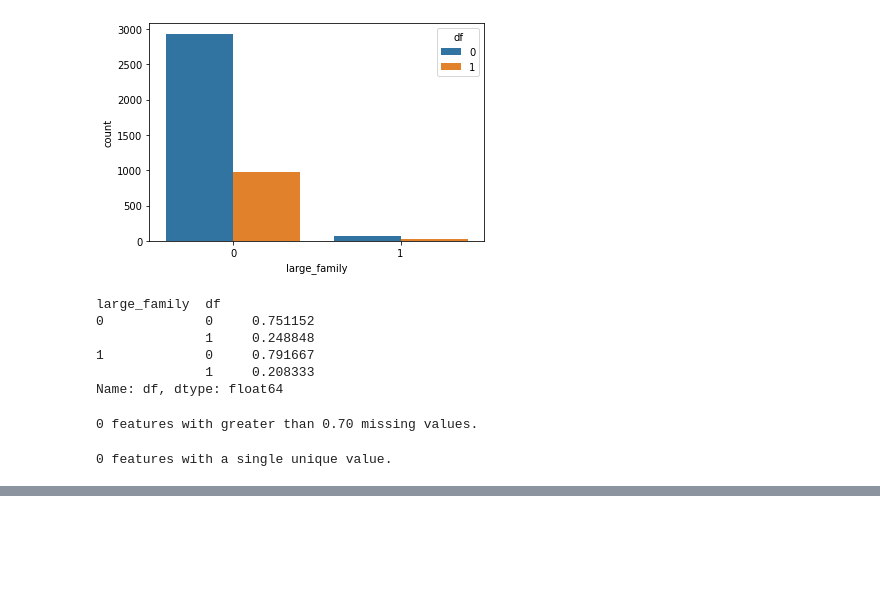
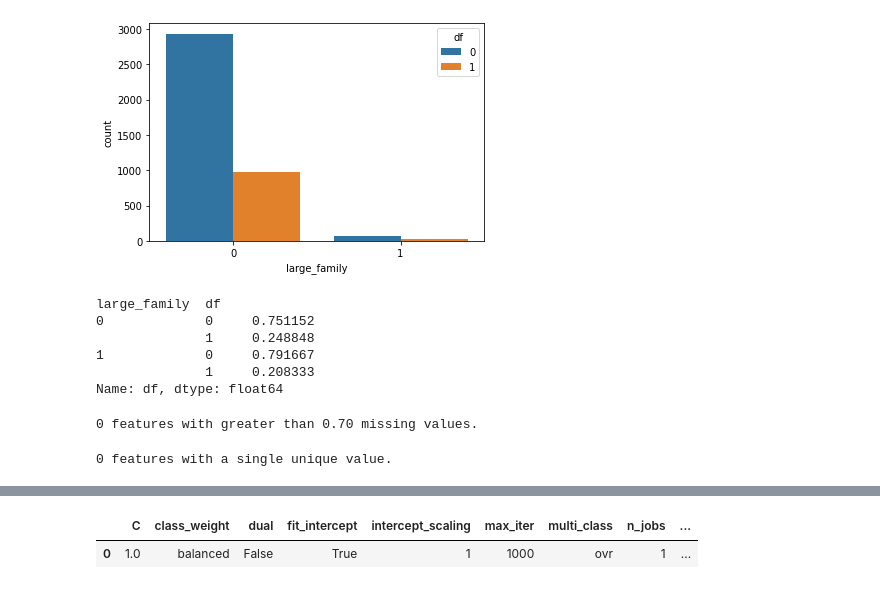
Before and after one commit to yaroslavklymchuk/test, a Jupyter notebook: test_upd.ipynb, the cells around one changed output, grey strips where cells are left out. Cells and saved outputs as stored; diff of their text form; code cells hidden in the pictures; blank space fills up the shorter version.

```diff
--- a/test_upd.ipynb
+++ b/test_upd.ipynb
@@ -1249,0 +1365,7 @@ features_to_drop
+# %%
+log_reg_params = pd.DataFrame([log_reg_bsln.get_params()])
+# %%
+log_reg_params
+# %% [output]
+|  | C | class_weight | dual | fit_intercept | intercept_scaling | max_iter | multi_class | n_jobs | ... |
+| 0 | 1.0 | balanced | False | True | 1 | 1000 | ovr | 1 | ... |
```
Also changed, not shown: parts of 54 cells of this notebook, 1 other file.
